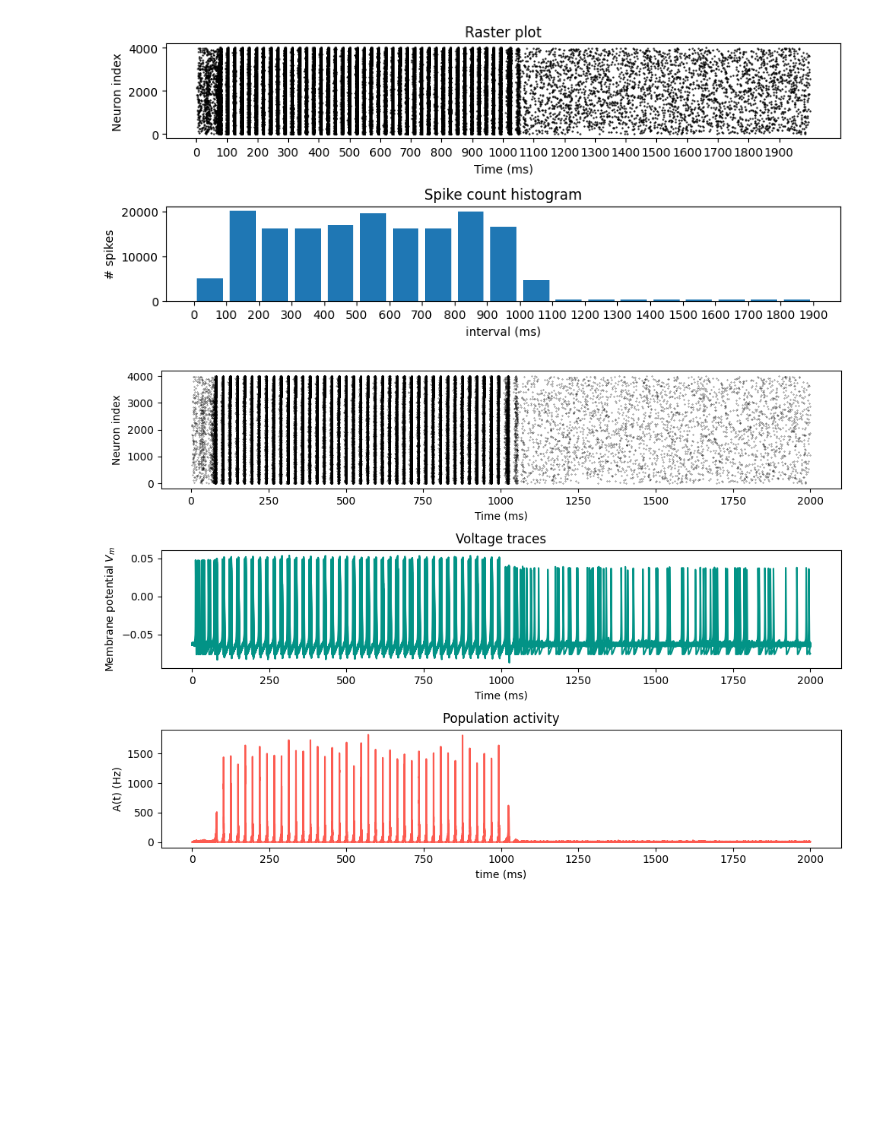
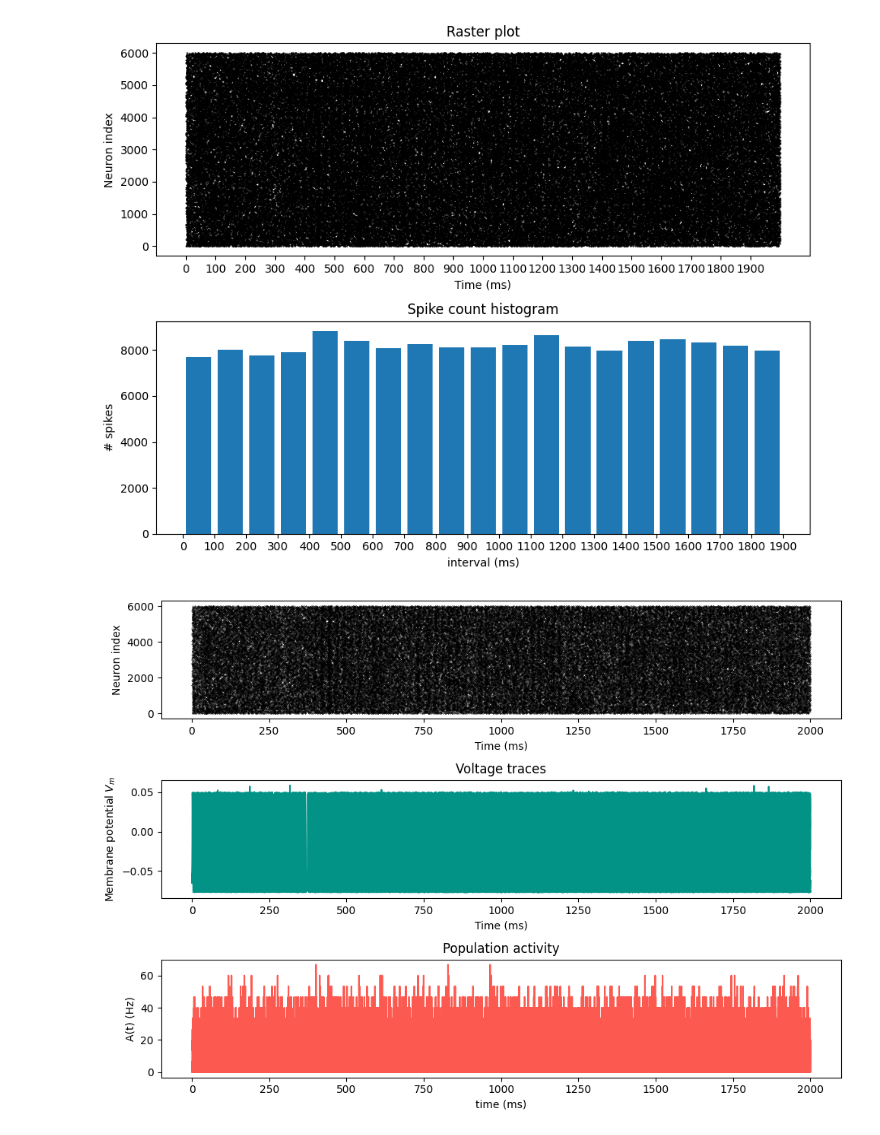
Before and after one commit to fvdveen/seizenet, a Jupyter notebook: rnn.ipynb, the cells around one changed output. Saved outputs shown, nothing was run; the diff lists cells and outputs as text; code cells hidden in the pictures; blank space fills up the shorter version.

Commit message:
Update model

```diff
--- a/rnn.ipynb
+++ b/rnn.ipynb
@@ -30,0 +10,23 @@ totalRuntime = 2 * runtime
+# %%
+import random
+random.seed(0)
+
+from brian2 import ms, mV, uA, cm
+
+N=6000
+
+synapticWeight = 0.15
+fInhibition = 2.5
+
+wE = synapticWeight
+wI = -fInhibition*synapticWeight
+
+net = model.Model(N, 0.8, params={"poisson_step": 10 * mV}, pEE=0.1, wEE=wE, pEI=0.1, wEI=wE, pIE=0.1, wIE=wI, pII=0.1, wII=wI, binary = True)
+
+# Create a matrix to store the weights and fill it with NaN
+connmat = np.full((N, N), np.nan)
+# Insert the values from the Synapses object
+connmat[net.synapses.i[:], net.synapses.j[:]] = net.synapses.w[:]
+plt.matshow(connmat)
+plt.colorbar()
+plt.show()
@@ -31,3 +35,8 @@ totalRuntime = 2 * runtime
+# %%
+net.run(500 * ms)
+
+# net.neurons.E_Na = 45 * mV
+net.run(1500 * ms)
 # %%
 plt.figure(1, figsize=[9,9], dpi=100)
 
@@ -60,11 +69,11 @@ plt.legend(['I_Na', 'I_K', 'I_leak'])
 # %%
 # spike count histogram
 bins = 20 # choose the number of time bins you want
-bin_time = totalRuntime/bins/ms # time of one bin
+bin_time = net.runtime/bins/ms # time of one bin
 spike_times = net.spikemon.t/ms # get spike times
-intervals = list(range(0, int(totalRuntime/ms), int(bin_time))) # the bins
+intervals = list(range(0, int(net.runtime/ms), int(bin_time))) # the bins
 
-plt.figure(3, figsize=[9,4], dpi=100)
+plt.figure(3, figsize=[9,7], dpi=100)
 plt.subplot(211)
 plt.title('Raster plot')
 
@@ -75,32 +84,32 @@ plt.xticks(intervals)
 
 plt.subplot(212)
 plt.title('Spike count histogram')
 plt.hist(spike_times, bins=intervals, rwidth=0.8)
 plt.xticks(intervals)
 plt.xlabel('interval (ms)')
 plt.ylabel('# spikes')
 plt.tight_layout()
 plt.show()
 
 plt.figure(4, figsize=[10,7], dpi=100)
 
 plt.subplot(3,1,1)
 plt.plot(net.spikemon.t/ms, net.spikemon.i, '.k', ms=0.5)
 plt.xlabel('Time (ms)')
 plt.ylabel('Neuron index')
 
 plt.subplot(3,1,2)
 plt.title('Voltage traces')
 plt.plot(net.statemon.t/ms, net.statemon.v.T, color='xkcd:teal')
 plt.xlabel('Time (ms)')
 plt.ylabel('Membrane potential $V_m$')
 
 plt.subplot(3,1,3)
 plt.title('Population activity')
 plt.plot(net.popmon.t/ms, net.popmon.rate, color='xkcd:coral')
 plt.xlabel('time (ms)')
 plt.ylabel('A(t) (Hz)')
 plt.tight_layout()
 # %% [output]
-[figure, old version]
+[figure, new version]
-[figure, old version]
+[figure, new version]
```
Also changed, not shown: parts of 3 cells of this notebook, 1 other file.
